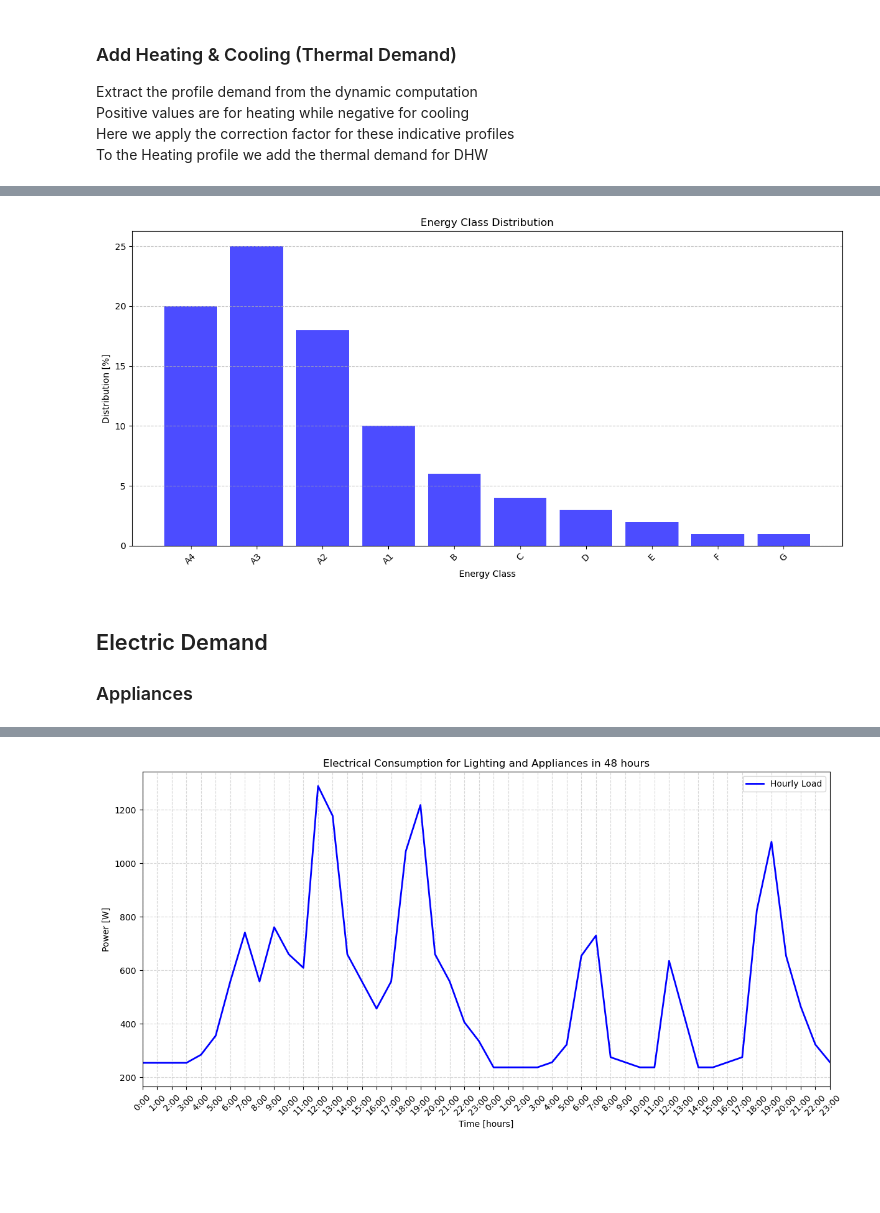
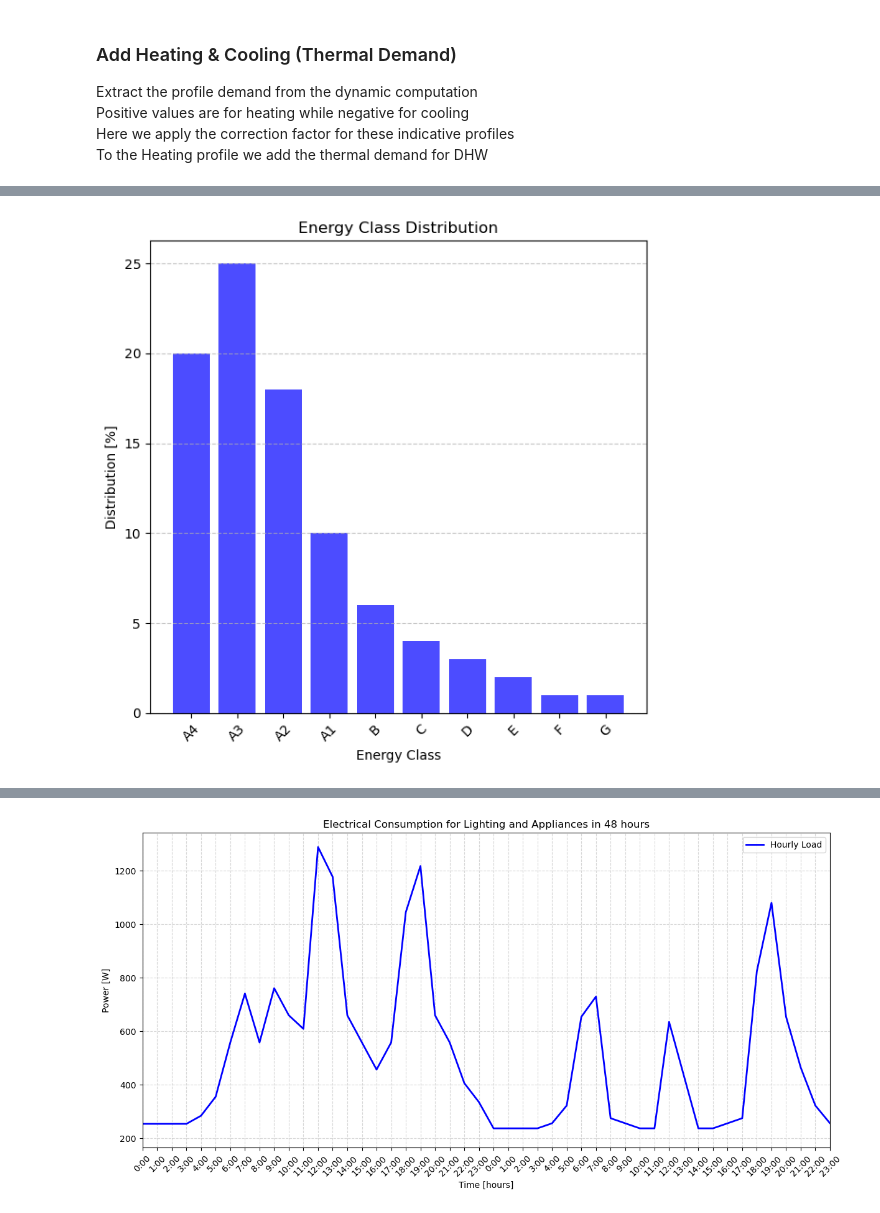
Before and after one commit to simo-pagliu/INRE, a Jupyter notebook: Energy Demand.ipynb, the cells around one changed output, grey strips where cells are left out. Saved outputs shown, nothing was run; the diff lists cells and outputs as text; code cells hidden in the pictures; blank space fills up the shorter version.

```diff
--- a/Energy Demand.ipynb
+++ b/Energy Demand.ipynb
@@ -274,22 +299,19 @@ For example, when doing 'df[col].method(value, inplace=True)', try using 'df.met
 # %%
-# From this point on we have to choose a distribution to work with, let's say the best one for now
+# From this point on we have to choose a distribution to work with
 energy_class_distribution = scenarios[scenario_choice]
 # Plot it
-plt.figure(figsize=(12, 6))
+plt.figure(figsize=(6, 6))
 plt.bar(energy_class_distribution.keys(), energy_class_distribution.values(), color='blue', alpha=0.7, linewidth=2)
 plt.title("Energy Class Distribution")
 plt.xlabel("Energy Class")
 plt.ylabel("Distribution [%]")
 plt.xticks(rotation=45)
 plt.grid(axis='y', linestyle='--', alpha=0.7)
 plt.tight_layout()
 plt.savefig(f"./Exports/Results/Scenario_{scenario_choice}/Energy_Class_Distribution.png", dpi=300, bbox_inches='tight')
 plt.show()
 # %% [output]
-[figure, old version]
+[figure, new version]
 # %%
 # Scale the distribution to the number of buildings
 buildings_per_class = {k: v * Buildings / 100 for k, v in energy_class_distribution.items()}
-# %% [markdown]
-## Electric Demand
-### Appliances
```
Also changed, not shown: parts of 36 cells of this notebook.
